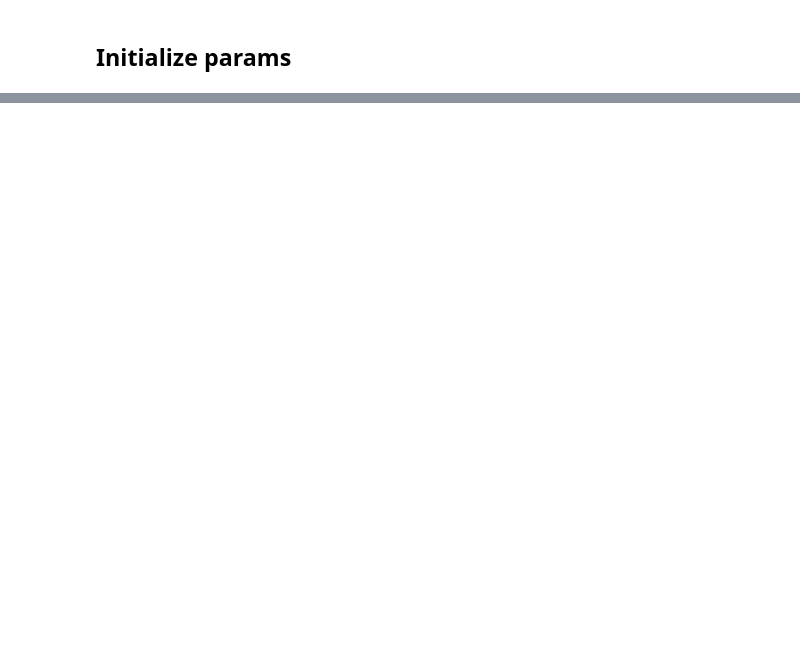
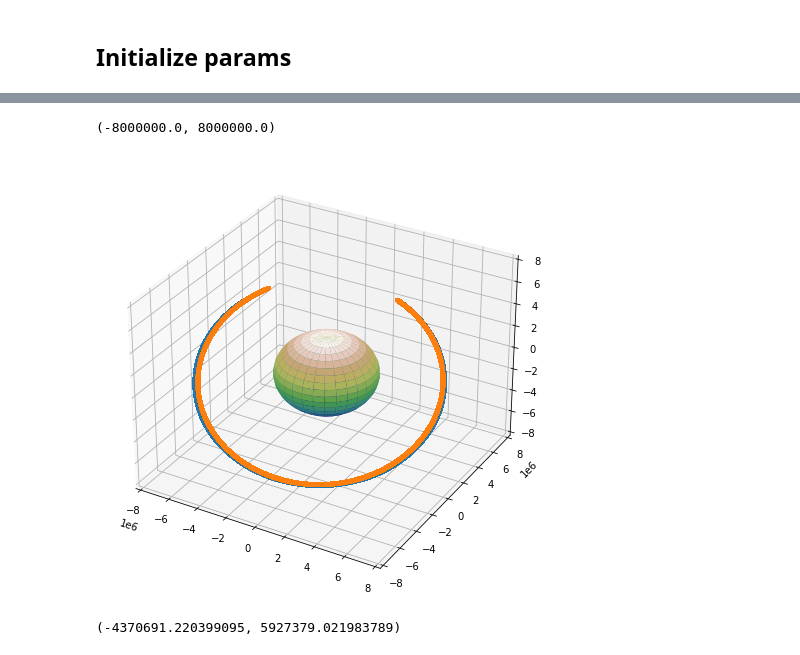
Before and after one commit to Migelit0/inno-project, a Jupyter notebook: notebook.ipynb, the cells around one changed output, grey strips where cells are left out. Drawn from its saved outputs; the diff is of its cells as text; code cells hidden in the pictures; blank space fills up the shorter version.

```diff
--- a/notebook.ipynb
+++ b/notebook.ipynb
@@ -45,0 +128,9 @@ trajectory_corrected = zeros(size(trajectory));
+# %%
+trajectory_corrected = np.zeros_like(trajectory)
+for i in range(len(tspan)):
+    current_time = tspan[i]
+    angle_Earth_rotation = -2 * math.pi * current_time / (24 * 60 * 60)
+    r = R.from_rotvec(angle_Earth_rotation * np.array([0, 0, 1]))
+    current_point = trajectory[i, :]
+    current_point_corrected = r.apply(current_point)
+    trajectory_corrected[i, :] = current_point_corrected
@@ -45,0 +154,37 @@ trajectory_corrected = zeros(size(trajectory));
+# %%
+fig = plt.figure(figsize=(20, 8))
+
+ax = fig.add_subplot(projection='3d')
+
+u, v = np.mgrid[0:2 * np.pi:30j, 0:np.pi:20j]
+x = np.cos(u) * np.sin(v) * radius / 2
+y = np.sin(u) * np.sin(v) * radius / 2
+z = np.cos(v) * radius / 2
+ocean_map = (plt.get_cmap('ocean'))(210)
+cmap = plt.get_cmap('gist_earth')
+my_map = Basemap(projection='ortho', lat_0=0, lon_0=0, resolution='l', area_thresh=1000.0)
+# my_map.bluemarble()
+# my_map.etopo()
+
+ax.plot_surface(x, y, z, cmap=plt.get_cmap('gist_earth'))
+
+ax.scatter(trajectory_corrected[:, 0], -trajectory_corrected[:, 1], -trajectory_corrected[:, 2],
+           'r', linewidths=.01)
+
+ax.scatter(trajectory[:, 0], -trajectory[:, 1], -trajectory[:, 2],
+           'r', linewidths=.01)
+
+
+ax.scatter(0, 0, 0, 'o')
+
+ax.set_zlim(-8e6, 8e6)
+ax.set_xlim(-8e6, 8e6)
+ax.set_ylim(-8e6, 8e6)
+# %% [output]
+(-8000000.0, 8000000.0)
+[figure, added]
+# %%
+i = 1
+min(trajectory_corrected[:, i]), max(trajectory_corrected[:, i])
+# %% [output]
+(-4370691.220399095, 5927379.021983789)
```
Also changed, not shown: parts of 16 cells of this notebook.
